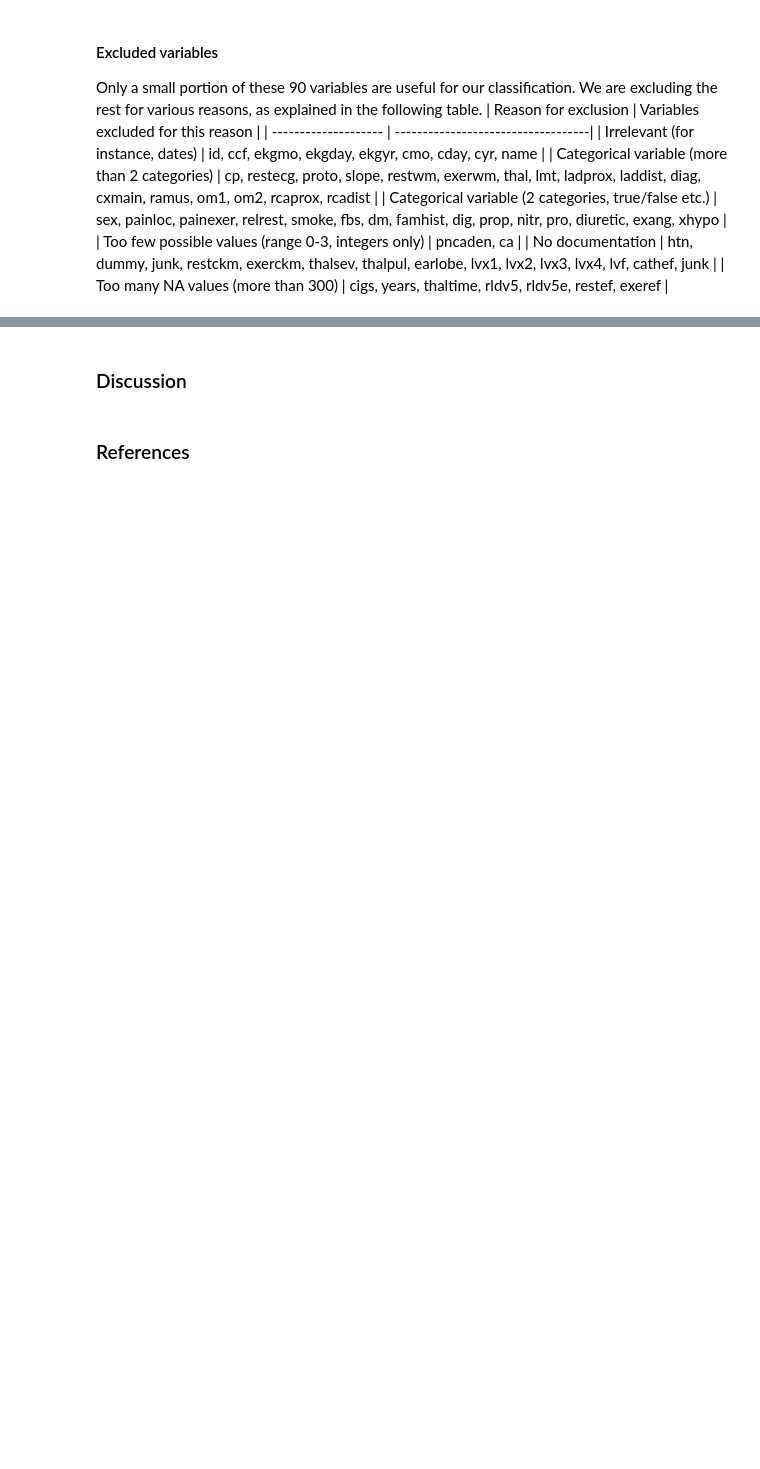
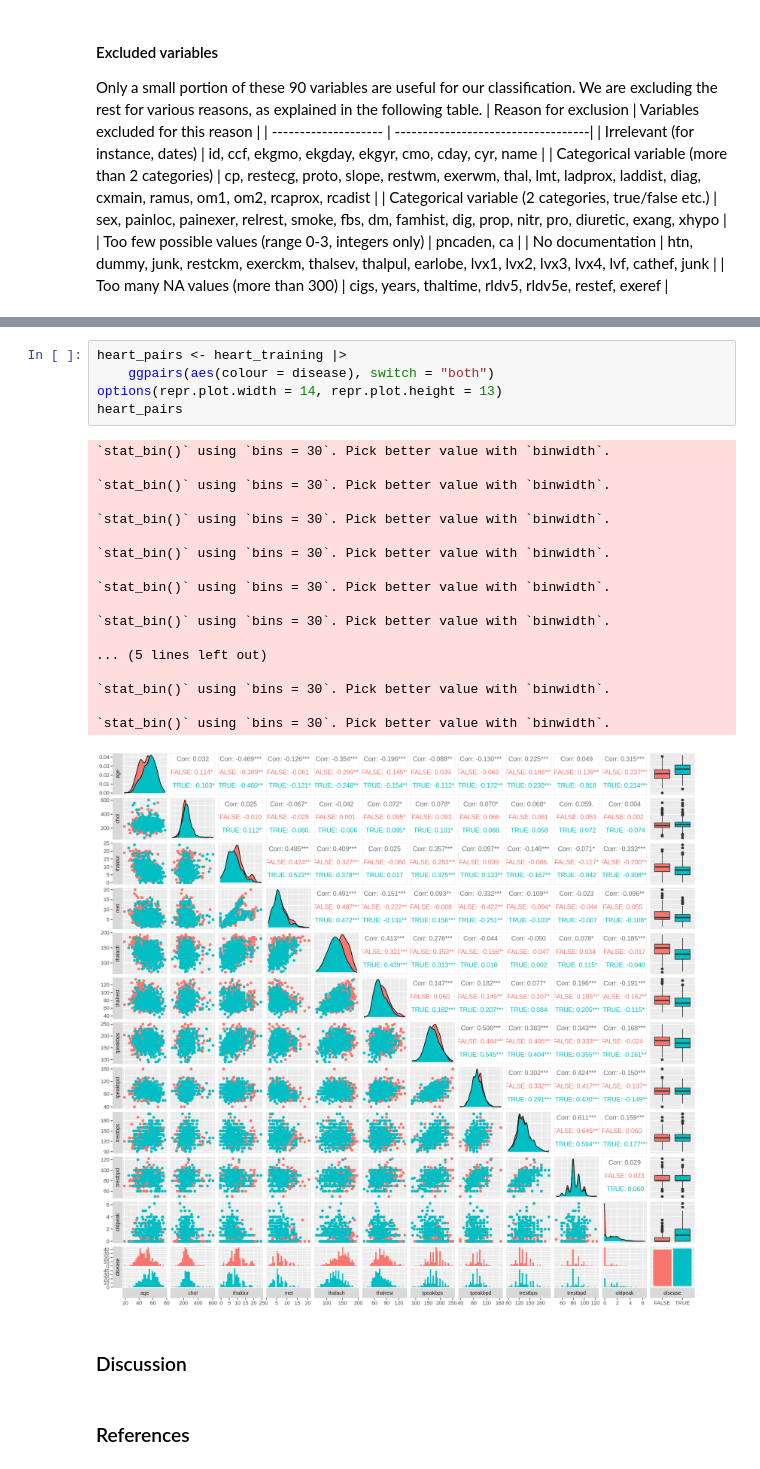
Before and after one commit to HUCKLEandtheSTALKER/DSCI100-jupyter-worksheets, a Jupyter notebook: project.ipynb, the cells around one changed output, grey strips where cells are left out. Saved outputs shown, nothing was run; the diff lists cells and outputs as text; blank space fills up the shorter version.

Commit message:
some cleanup and starting to mess with graphs

```diff
--- a/project.ipynb
+++ b/project.ipynb
@@ -146,6 +147,30 @@ A tibble: 889 × 12
 | 51 | 300.30 | 8 | 3.5 | 120 | 90 | 162 | 90 | 140 | 80 | 0 | ... |
 | 61 | 250.25 | 1 | 1.5 | 75 | 58 | 150 | 90 | 120 | 80 | 1 | ... |
 | 57 | 305.69 | 10 | 5.0 | 105 | 67 | 210 | 120 | 130 | 80 | 4 | ... |
+# %%
+heart_pairs <- heart_training |>
+    ggpairs(aes(colour = disease), switch = "both")
+options(repr.plot.width = 14, repr.plot.height = 13)
+heart_pairs
+# %% [output]
+`stat_bin()` using `bins = 30`. Pick better value with `binwidth`.
+
+`stat_bin()` using `bins = 30`. Pick better value with `binwidth`.
+
+`stat_bin()` using `bins = 30`. Pick better value with `binwidth`.
+
+`stat_bin()` using `bins = 30`. Pick better value with `binwidth`.
+
+`stat_bin()` using `bins = 30`. Pick better value with `binwidth`.
+
+`stat_bin()` using `bins = 30`. Pick better value with `binwidth`.
+
+... (5 lines left out)
+
+`stat_bin()` using `bins = 30`. Pick better value with `binwidth`.
+
+`stat_bin()` using `bins = 30`. Pick better value with `binwidth`.
+[figure, added]
 # %% [markdown]
 ### Discussion
 # %% [markdown]
```
Also changed, not shown: parts of 6 cells of this notebook.
